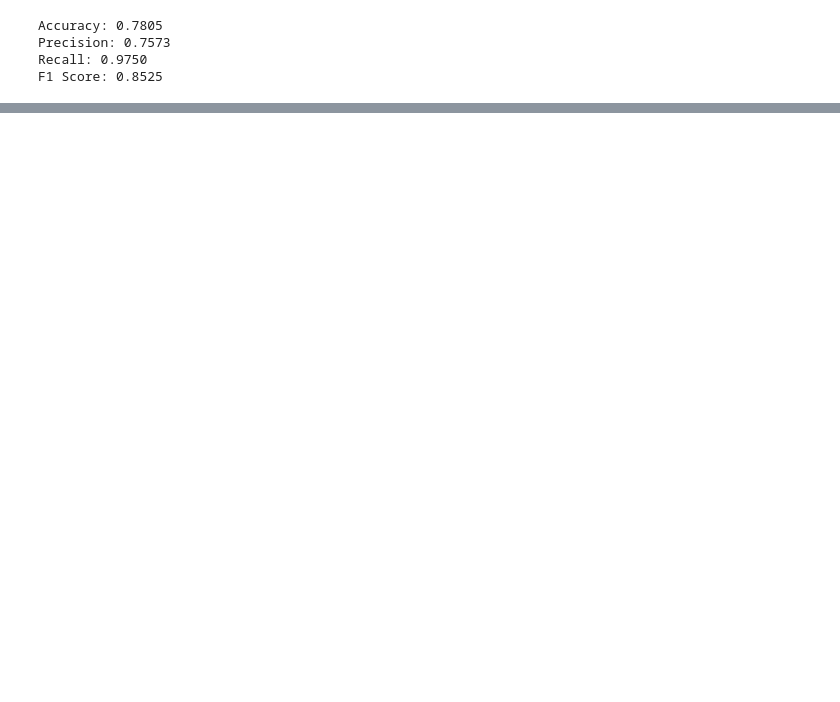
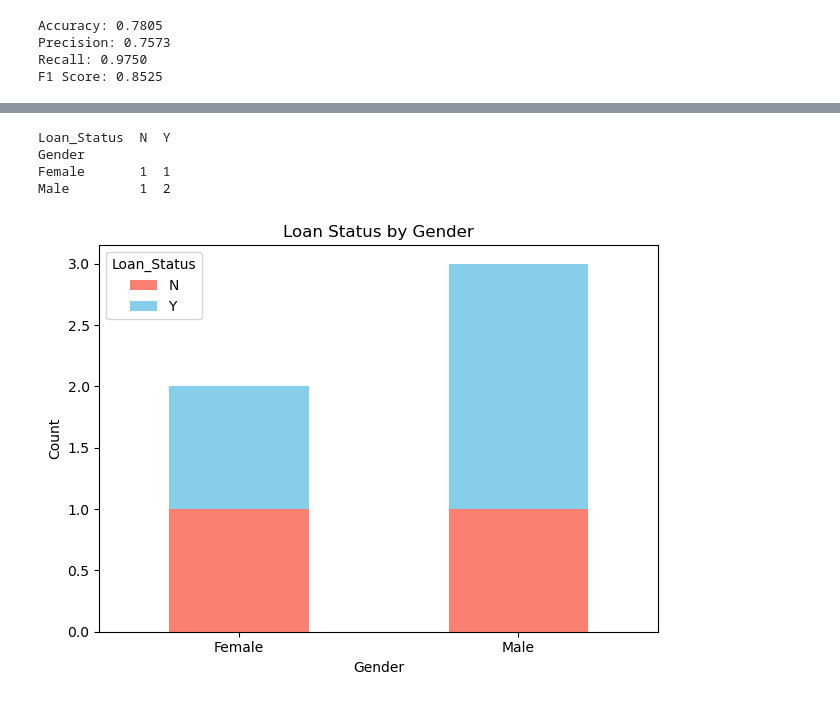
Before and after one commit to shreya9841/loanpredict, a Jupyter notebook: algorithm.ipynb, the cells around one changed output, grey strips where cells are left out. Cells and saved outputs as stored; diff of their text form; code cells hidden in the pictures; blank space fills up the shorter version.

```diff
--- a/algorithm.ipynb
+++ b/algorithm.ipynb
@@ -164,0 +179,26 @@ with open("features.pkl", "wb") as f:
+# %%
+# Sample data
+train_data = pd.DataFrame({
+    "Gender": ["Male", "Female", "Male", "Female", "Male"],
+    "Loan_Status": ["Y", "N", "Y", "Y", "N"]
+})
+
+# Plot total approved/denied per category
+categorical_cols = ["Gender"]
+
+for col in categorical_cols:
+    summary = train_data.groupby([col, "Loan_Status"]).size().unstack(fill_value=0)
+    print(summary)
+    summary.plot(kind='bar', stacked=True, color=['salmon','skyblue'])
+    plt.title(f"Loan Status by {col}")
+    plt.xlabel(col)
+    plt.ylabel("Count")
+    plt.xticks(rotation=0)
+    plt.tight_layout()
+    plt.show()
+# %% [output]
+Loan_Status  N  Y
+Gender
+Female       1  1
+Male         1  2
+[figure, added]
```
Also changed, not shown: parts of 3 cells of this notebook, 1 other file.
